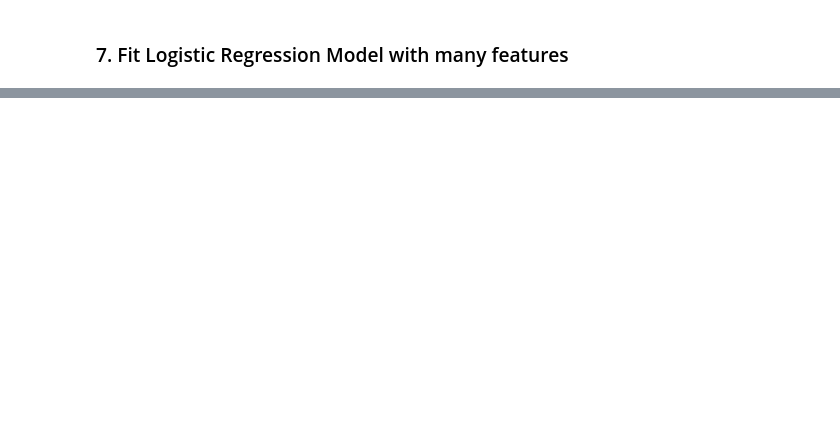
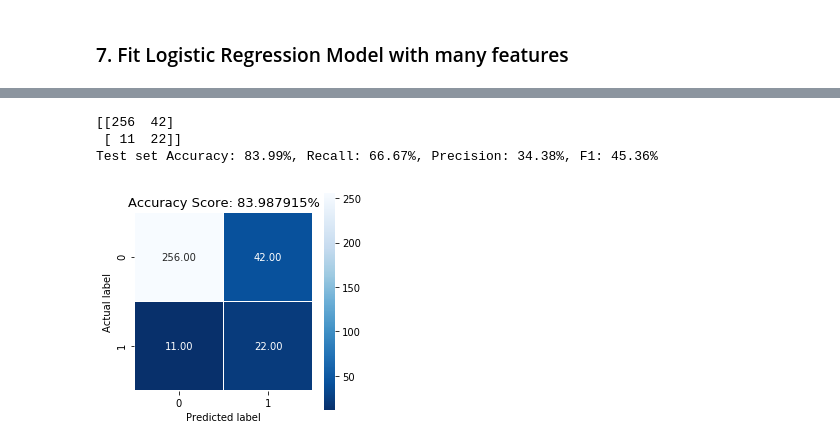
Before and after one commit to kaschbacher/publications, a Jupyter notebook: artifact_detector/PPG_Artifact_Detection.ipynb, the cells around one changed output, grey strips where cells are left out. Drawn from its saved outputs; the diff is of its cells as text; code cells hidden in the pictures; blank space fills up the shorter version.

```diff
--- a/artifact_detector/PPG_Artifact_Detection.ipynb
+++ b/artifact_detector/PPG_Artifact_Detection.ipynb
@@ -427,14 +452,14 @@ plot_ROC(fpr, tpr)
 # %% [markdown]
 ### 7. Fit Logistic Regression Model with many features
 # %%
-# %%time
-# X = features[:, :].copy()
-# y = labels
+%%time
+X = features[:, :].copy()
+y = labels
 
-# # Partition
-# X_train, X_test, y_train, y_test = train_test_split(X, y, test_size=0.33, random_state=42)
+# Partition
+X_train, X_test, y_train, y_test = train_test_split(X, y, test_size=0.33, random_state=42)
 
-# # Evaluate
-# lasso = LogisticRegression(fit_intercept=True, class_weight='balanced', penalty='l1', solver='saga', \
-#                          random_state=7, verbose=2, n_jobs=-1, \
-#                             tol=1e-6, max_iter=int(1e4), warm_start=True).fit(X_train, y_train)
+# Evaluate
+lasso = LogisticRegression(fit_intercept=True, class_weight='balanced', penalty='l1', solver='saga', \
+                         random_state=7, verbose=2, n_jobs=-1, \
+                            tol=1e-6, max_iter=int(1e4), warm_start=True).fit(X_train, y_train)
@@ -443,5 +475,10 @@ plot_ROC(fpr, tpr)
 # %%
-# cm, scores = confuse_me(lasso, X_test, y_test)
-# print (cm)
-# summarize(scores)
-# plot_cm(cm, scores)
+cm, scores = confuse_me(lasso, X_test, y_test)
+print (cm)
+summarize(scores)
+plot_cm(cm, scores)
+# %% [output]
+[[256  42]
+ [ 11  22]]
+Test set Accuracy: 83.99%, Recall: 66.67%, Precision: 34.38%, F1: 45.36%
+[figure, added]
```
Also changed, not shown: parts of 21 cells of this notebook.
